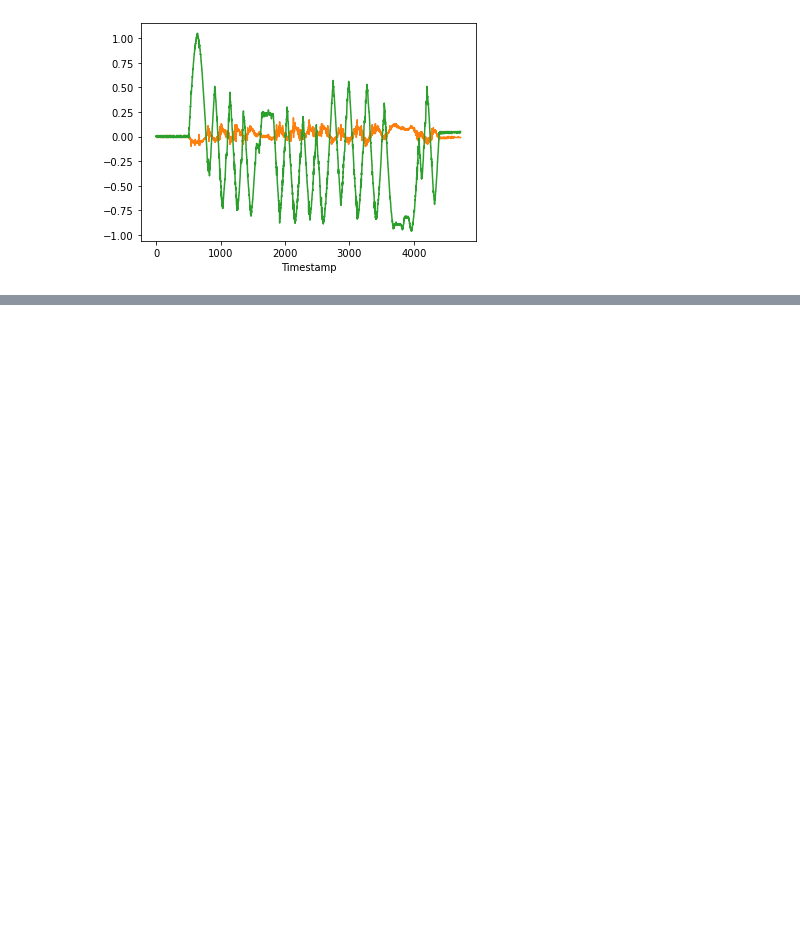
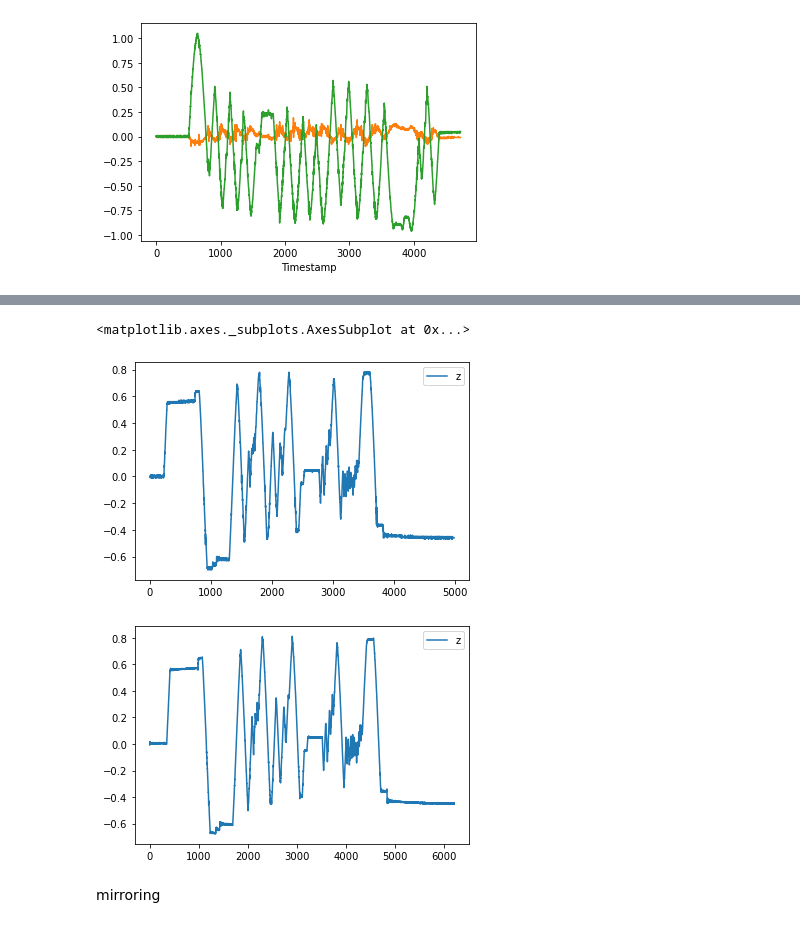
Before and after one commit to wianoski/lcs-bridge, a Jupyter notebook: RTU/fix_RTU01/rec acc/rec acc.ipynb, the cells around one changed output, grey strips where cells are left out. Saved outputs shown, nothing was run; the diff lists cells and outputs as text; code cells hidden in the pictures; blank space fills up the shorter version.

```diff
--- a/RTU/fix_RTU01/rec acc/rec acc.ipynb
+++ b/RTU/fix_RTU01/rec acc/rec acc.ipynb
@@ -59,0 +55,11 @@ plt.show()
+# %%
+df = pd.read_csv('save-LOG_8.csv')
+df.plot(y='z')
+df1 = pd.read_csv('test2_4.csv')
+df1.plot(y='z')
+# %% [output]
+<matplotlib.axes._subplots.AxesSubplot at 0x...>
+[figure, added]
+[figure, added]
+# %% [markdown]
+mirroring
```
Also changed, not shown: parts of 5 cells of this notebook, 12 other files.
